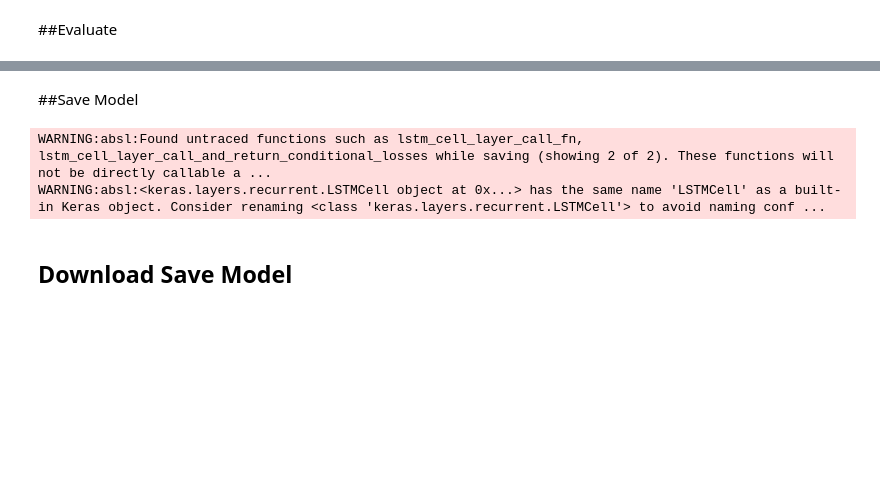
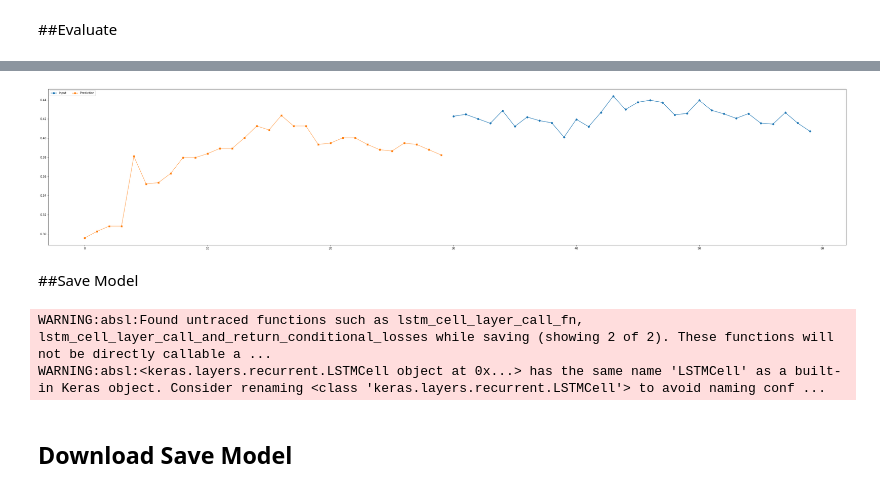
Before and after one commit to gigihsantoso/prediksi-saham, a Jupyter notebook: Deep_Learning_Saham_BRIS.ipynb, the cells around one changed output, grey strips where cells are left out. Drawn from its saved outputs; the diff is of its cells as text; code cells hidden in the pictures; blank space fills up the shorter version.

```diff
--- a/Deep_Learning_Saham_BRIS.ipynb
+++ b/Deep_Learning_Saham_BRIS.ipynb
@@ -165,3 +170,21 @@ plt.show()
+# %%
+data_sim = data.copy()
+data_sim['Scaler'] =  (data_sim.loc[:, 'Close']-data_sim.loc[:, 'Close'].min())/(data_sim.loc[:, 'Close'].max()-data_sim.loc[:, 'Close'].min())
+# %%
+input_sim =tf.convert_to_tensor([data_sim['Scaler'].iloc[-30:].to_numpy()])
+predictions_sim = model.predict(input_sim)
+# %%
+a = pd.DataFrame(data_sim['Scaler'].iloc[-30:].to_numpy(), columns=['Data'])
+b = pd.DataFrame(data=predictions_sim.flatten(), columns=['Data'])
+sim = pd.concat([a, b], ignore_index=True)
+# %%
+fig, ax = plt.subplots(figsize=(50,10))
+ax.plot(sim.iloc[-30:], marker="o", linewidth=1.5)
+ax.plot(sim.iloc[:-30], marker="X", linewidth=1)
+ax.legend(["Input", 'Prediction'], loc='upper left', ncol=3, )
+plt.show()
+# %% [output]
+[figure, added]
 # %% [markdown]
 ##Save Model
 # %%
```
Also changed, not shown: parts of 5 cells of this notebook.
